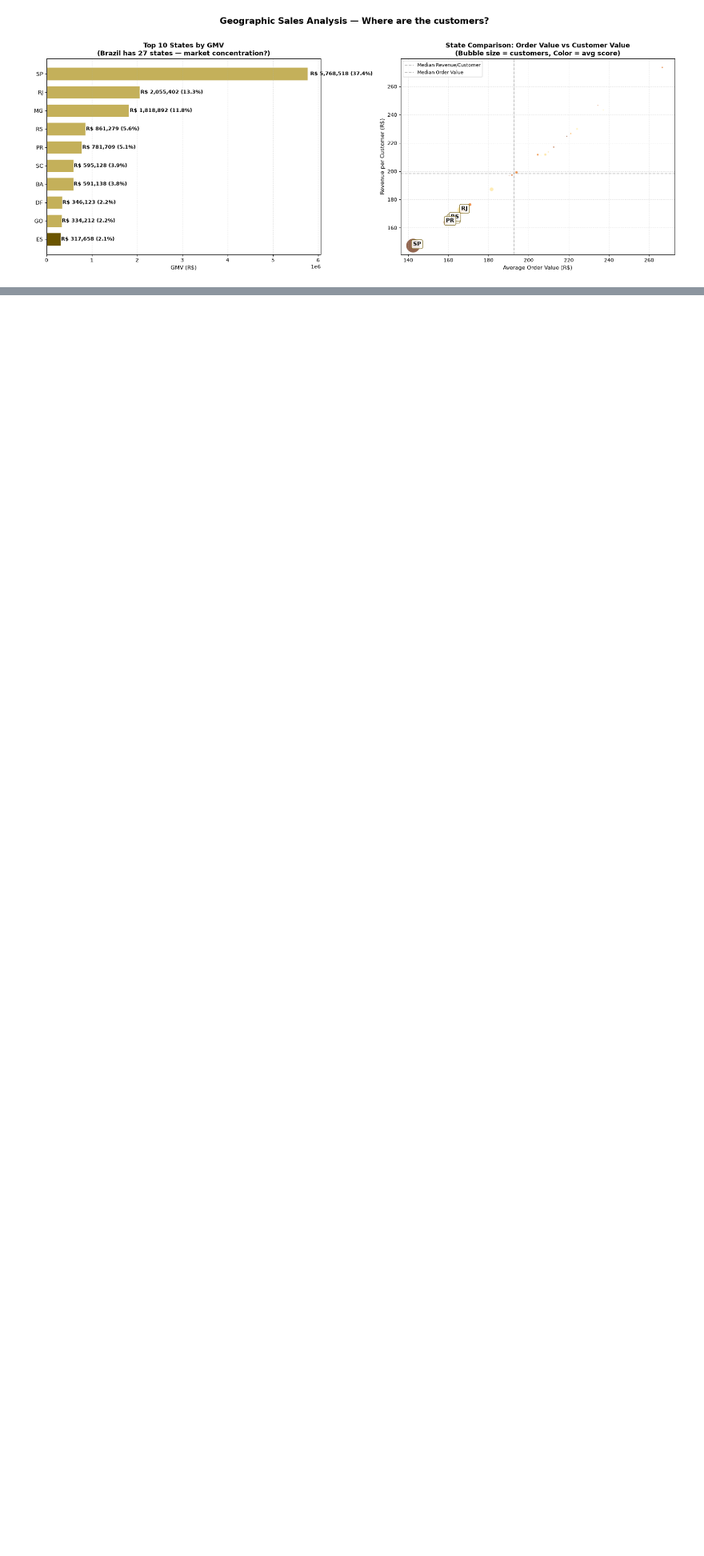
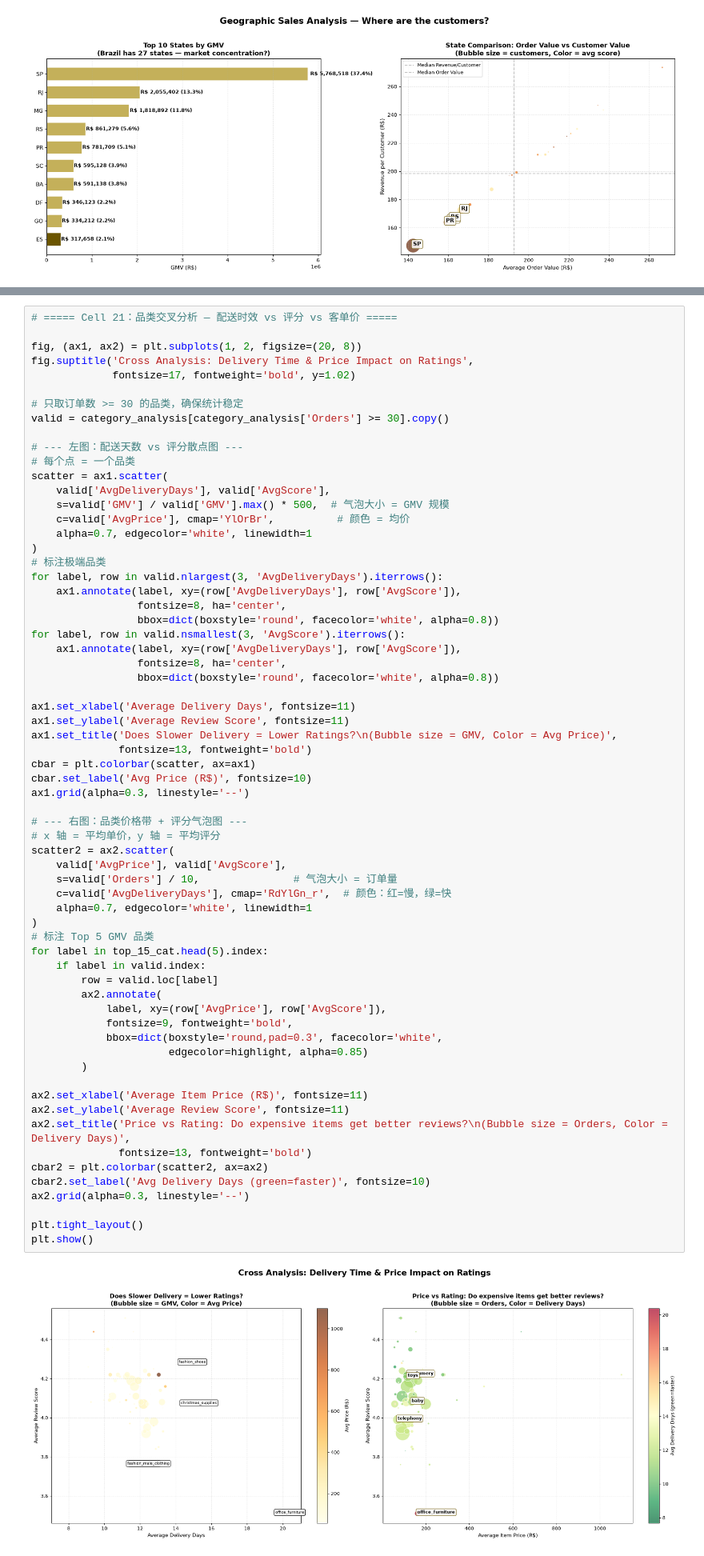
Before and after one commit to lxthappt/e-commerce-analysis, a Jupyter notebook: olist_analysis.ipynb, the cells around one changed output, grey strips where cells are left out. Shown at 80% size. Saved outputs shown, nothing was run; the diff lists cells and outputs as text; blank space fills up the shorter version.

```diff
--- a/olist_analysis.ipynb
+++ b/olist_analysis.ipynb
@@ -742,0 +850,67 @@ plt.show()
+# %%
+# ===== Cell 21：品类交叉分析 — 配送时效 vs 评分 vs 客单价 =====
+
+fig, (ax1, ax2) = plt.subplots(1, 2, figsize=(20, 8))
+fig.suptitle('Cross Analysis: Delivery Time & Price Impact on Ratings',
+             fontsize=17, fontweight='bold', y=1.02)
+
+# 只取订单数 >= 30 的品类，确保统计稳定
+valid = category_analysis[category_analysis['Orders'] >= 30].copy()
+
+# --- 左图：配送天数 vs 评分散点图 ---
+# 每个点 = 一个品类
+scatter = ax1.scatter(
+    valid['AvgDeliveryDays'], valid['AvgScore'],
+    s=valid['GMV'] / valid['GMV'].max() * 500,  # 气泡大小 = GMV 规模
+    c=valid['AvgPrice'], cmap='YlOrBr',          # 颜色 = 均价
+    alpha=0.7, edgecolor='white', linewidth=1
+)
+# 标注极端品类
+for label, row in valid.nlargest(3, 'AvgDeliveryDays').iterrows():
+    ax1.annotate(label, xy=(row['AvgDeliveryDays'], row['AvgScore']),
+                 fontsize=8, ha='center',
+                 bbox=dict(boxstyle='round', facecolor='white', alpha=0.8))
+for label, row in valid.nsmallest(3, 'AvgScore').iterrows():
+    ax1.annotate(label, xy=(row['AvgDeliveryDays'], row['AvgScore']),
+                 fontsize=8, ha='center',
+                 bbox=dict(boxstyle='round', facecolor='white', alpha=0.8))
+
+ax1.set_xlabel('Average Delivery Days', fontsize=11)
+ax1.set_ylabel('Average Review Score', fontsize=11)
+ax1.set_title('Does Slower Delivery = Lower Ratings?\n(Bubble size = GMV, Color = Avg Price)',
+              fontsize=13, fontweight='bold')
+cbar = plt.colorbar(scatter, ax=ax1)
+cbar.set_label('Avg Price (R$)', fontsize=10)
+ax1.grid(alpha=0.3, linestyle='--')
+
+# --- 右图：品类价格带 + 评分气泡图 ---
+# x 轴 = 平均单价，y 轴 = 平均评分
+scatter2 = ax2.scatter(
+    valid['AvgPrice'], valid['AvgScore'],
+    s=valid['Orders'] / 10,               # 气泡大小 = 订单量
+    c=valid['AvgDeliveryDays'], cmap='RdYlGn_r',  # 颜色：红=慢，绿=快
+    alpha=0.7, edgecolor='white', linewidth=1
+)
+# 标注 Top 5 GMV 品类
+for label in top_15_cat.head(5).index:
+    if label in valid.index:
+        row = valid.loc[label]
+        ax2.annotate(
+            label, xy=(row['AvgPrice'], row['AvgScore']),
+            fontsize=9, fontweight='bold',
+            bbox=dict(boxstyle='round,pad=0.3', facecolor='white',
+                      edgecolor=highlight, alpha=0.85)
+        )
+
+ax2.set_xlabel('Average Item Price (R$)', fontsize=11)
+ax2.set_ylabel('Average Review Score', fontsize=11)
+ax2.set_title('Price vs Rating: Do expensive items get better reviews?\n(Bubble size = Orders, Color = Delivery Days)',
+              fontsize=13, fontweight='bold')
+cbar2 = plt.colorbar(scatter2, ax=ax2)
+cbar2.set_label('Avg Delivery Days (green=faster)', fontsize=10)
+ax2.grid(alpha=0.3, linestyle='--')
+
+plt.tight_layout()
+plt.show()
+# %% [output]
+[figure, added]
```
Also changed, not shown: parts of 2 cells of this notebook.
